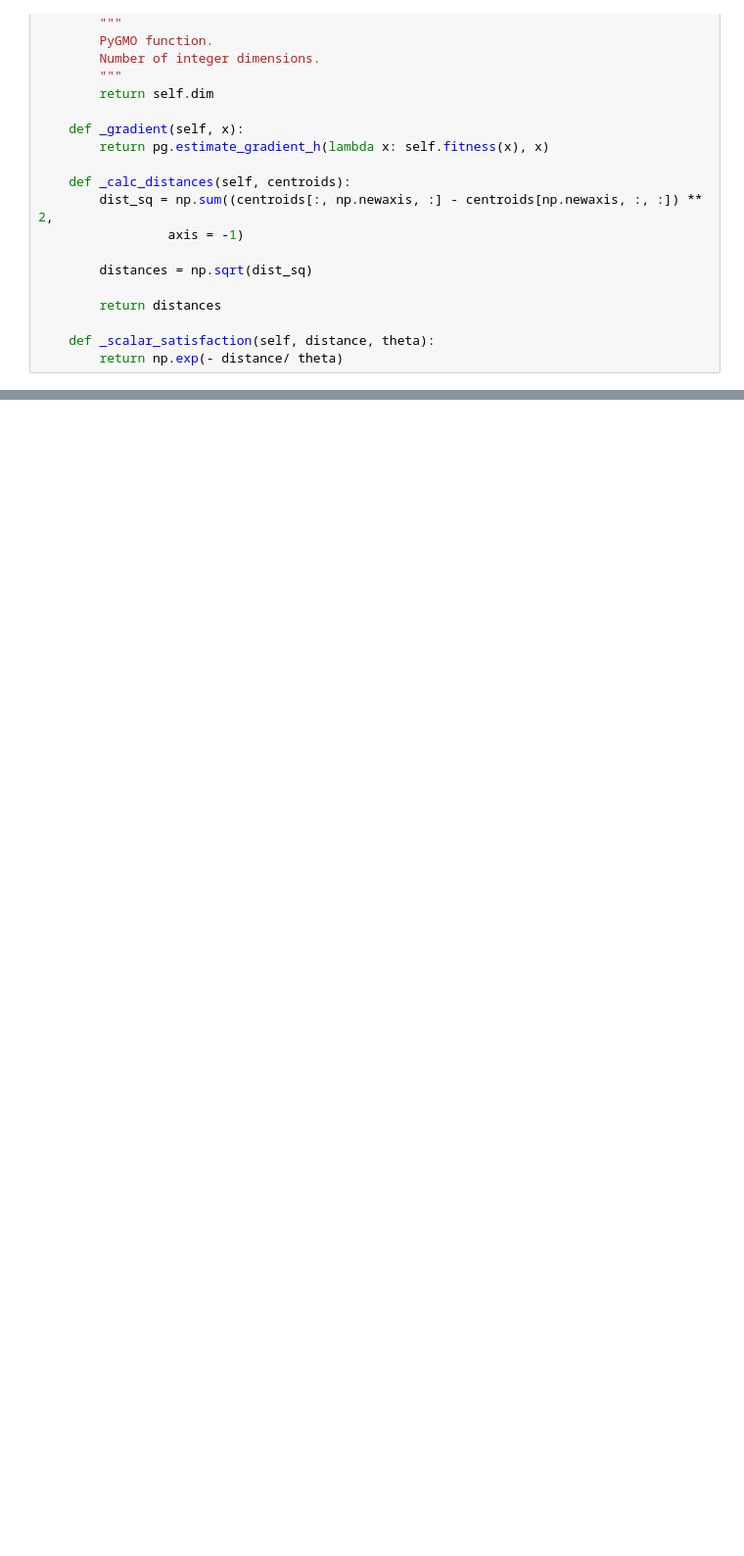
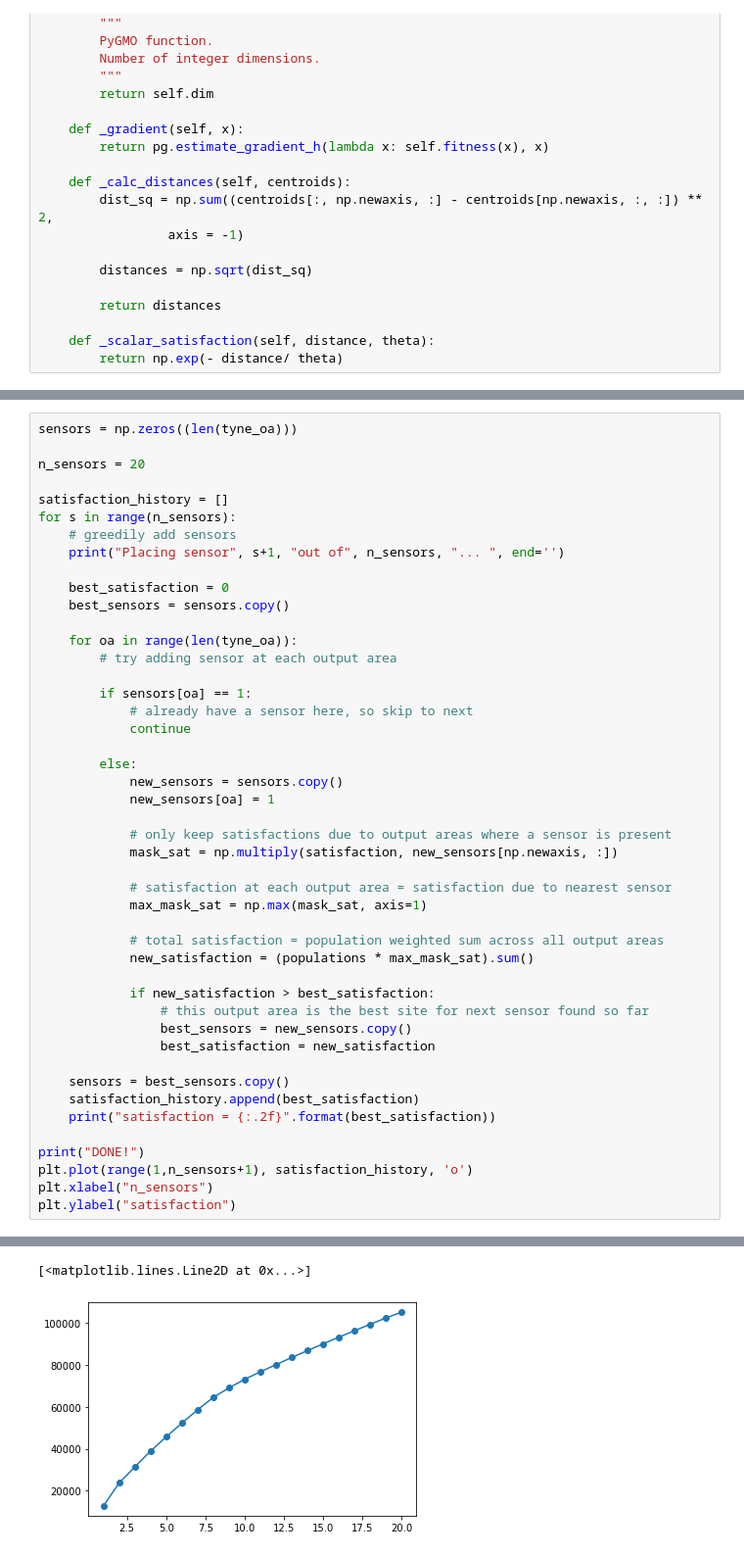
Before and after one commit to alan-turing-institute/spatial-inequality, a Jupyter notebook: population_optimisation.ipynb, the cells around one changed output, grey strips where cells are left out. Shown at 98% size. Saved outputs shown, nothing was run; the diff lists cells and outputs as text; blank space fills up the shorter version.

Commit message:
greedy (brute force) population optimisation

```diff
--- a/population_optimisation.ipynb
+++ b/population_optimisation.ipynb
@@ -316,0 +334,47 @@ array([0., 0., 0., 1., 0., 0., 0., 0., 0., 0., 1., 1., 1., 0., 1., 0., 1.,
+# %%
+sensors = np.zeros((len(tyne_oa)))
+
+n_sensors = 20
+
+satisfaction_history = []
+for s in range(n_sensors):
+    # greedily add sensors
+    print("Placing sensor", s+1, "out of", n_sensors, "... ", end='')
+
+    best_satisfaction = 0
+    best_sensors = sensors.copy()
+
+    for oa in range(len(tyne_oa)):
+        # try adding sensor at each output area
+
+        if sensors[oa] == 1:
+            # already have a sensor here, so skip to next
+            continue
+
+        else:
+            new_sensors = sensors.copy()
+            new_sensors[oa] = 1
+
+            # only keep satisfactions due to output areas where a sensor is present
+            mask_sat = np.multiply(satisfaction, new_sensors[np.newaxis, :])
+
+            # satisfaction at each output area = satisfaction due to nearest sensor
+            max_mask_sat = np.max(mask_sat, axis=1)
+
+            # total satisfaction = population weighted sum across all output areas
+            new_satisfaction = (populations * max_mask_sat).sum()
+
+            if new_satisfaction > best_satisfaction:
+                # this output area is the best site for next sensor found so far
+                best_sensors = new_sensors.copy()
+                best_satisfaction = new_satisfaction
+
+    sensors = best_sensors.copy()
+    satisfaction_history.append(best_satisfaction)
+    print("satisfaction = {:.2f}".format(best_satisfaction))
+
+print("DONE!")
+plt.plot(range(1,n_sensors+1), satisfaction_history, 'o')
+plt.xlabel("n_sensors")
+plt.ylabel("satisfaction")
+# %% [output]
@@ -316,0 +398,2 @@ array([0., 0., 0., 1., 0., 0., 0., 0., 0., 0., 1., 1., 1., 0., 1., 0., 1.,
+[<matplotlib.lines.Line2D at 0x...>]
+[figure, added]
```
Also changed, not shown: parts of 14 cells of this notebook, 1 other file.
